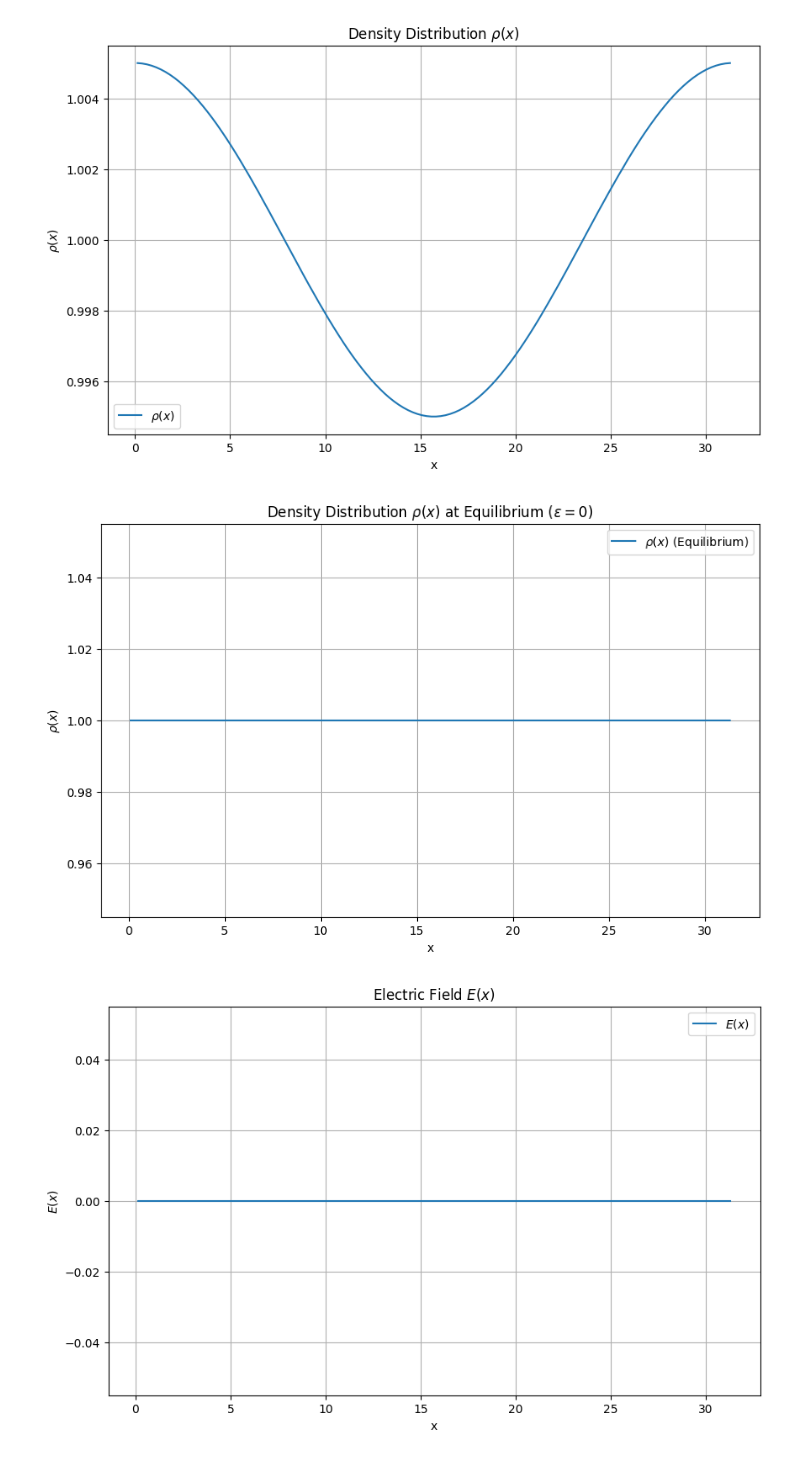
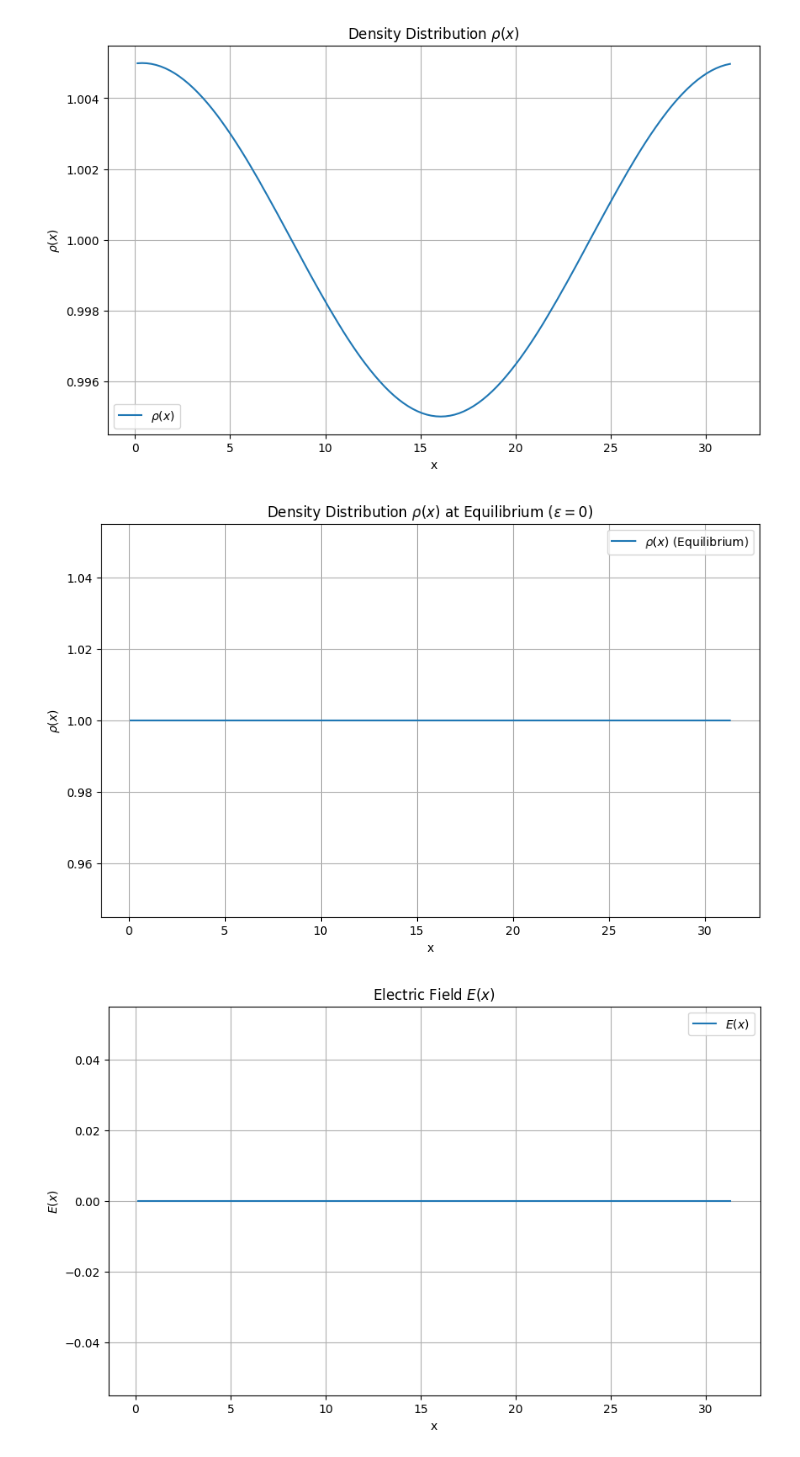
Before and after one commit to maguerrap/vlasov-poisson, a Jupyter notebook: notebooks/Two-stream-landscape.ipynb, the cells around one changed output. Drawn from its saved outputs; the diff is of its cells as text; code cells hidden in the pictures.

```diff
--- a/notebooks/Two-stream-landscape.ipynb
+++ b/notebooks/Two-stream-landscape.ipynb
@@ -142,7 +142,9 @@ def compute_density(particles, N, L):
     # Compute the x positions of the cell centers
     x_centers = (np.arange(N) + 0.5) * dx
 
-    return x_centers, rho_x / dx
+    rho_x_smooth = (rho_x + np.roll(rho_x,1) + np.roll(rho_x,2) + np.roll(rho_x,3))/4
+
+    return x_centers, rho_x_smooth / dx
 
 # Example usage
 # Parameters
@@ -164,34 +166,34 @@ equilibrium_particles = generate_particles_equilibrium_two_stream(
     lambda x, v: two_stream_distribution(x, v, v_bar, epsilon_eq, beta),
     N, L, v_max
 )
 
 # Compute the density rho(x)
 x_centers, rho_x = compute_density(particles, N, L)
 
 # Plot the density rho(x)
 plt.figure(figsize=(10, 6))
 plt.plot(x_centers, rho_x, label=r'$\rho(x)$')
 plt.title(r'Density Distribution $\rho(x)$')  # Fixed title with correct LaTeX syntax
 plt.xlabel('x')
 plt.ylabel(r'$\rho(x)$')
 plt.grid(True)
 plt.legend()
 plt.show()
 
 # Compute the density rho(x) for the equilibrium state
 x_centers_eq, rho_x_eq = compute_density(equilibrium_particles, N, L)
 
 # Plot the density rho(x) for the equilibrium state
 plt.figure(figsize=(10, 6))
 plt.plot(x_centers_eq, rho_x_eq, label=r'$\rho(x)$ (Equilibrium)')
 plt.title(r'Density Distribution $\rho(x)$ at Equilibrium ($\epsilon=0$)')
 plt.xlabel('x')
 plt.ylabel(r'$\rho(x)$')
 plt.grid(True)
 plt.legend()
 plt.show()
 # %% [output]
-[figure, old version]
+[figure, new version]
 [figure]
 # %%
 # Fourier solver to compute the electric field E(x)
```
Also changed, not shown: parts of 5 cells of this notebook, 1 other file.
